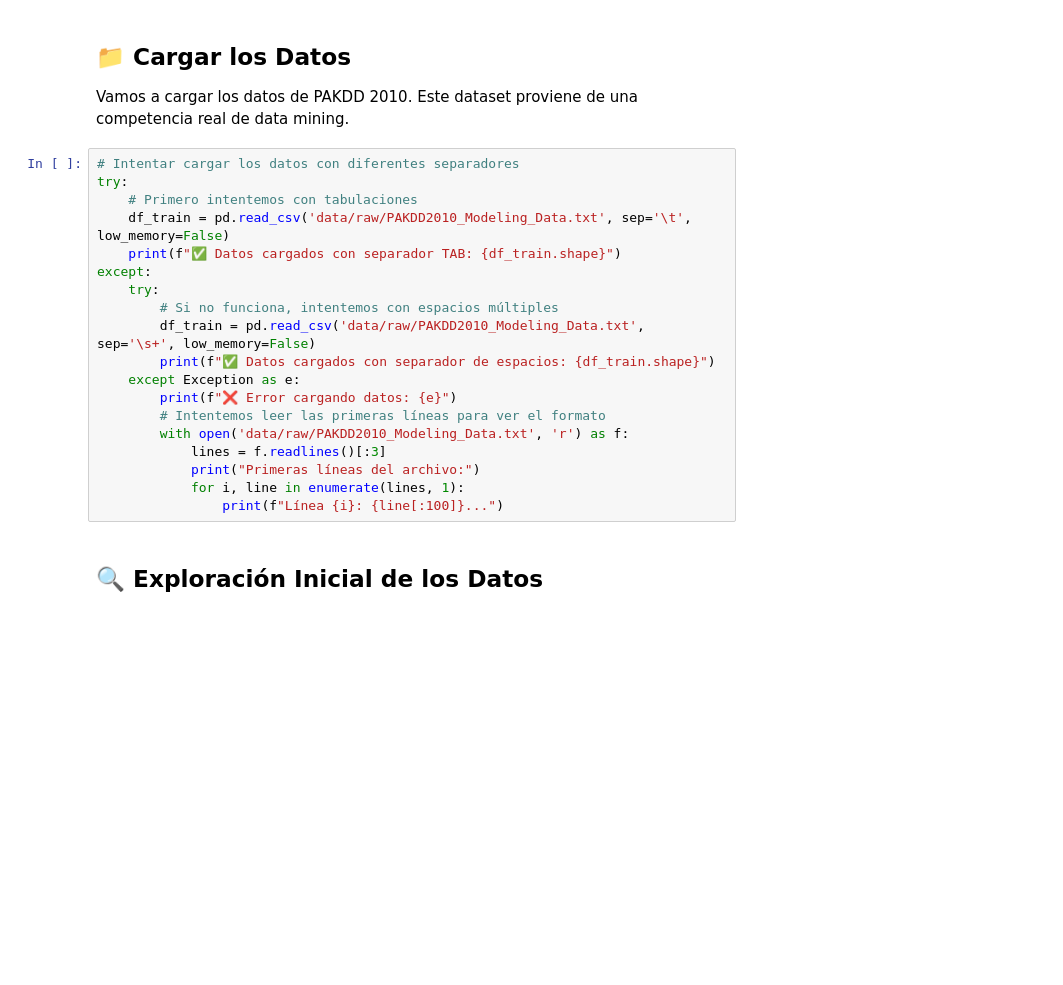
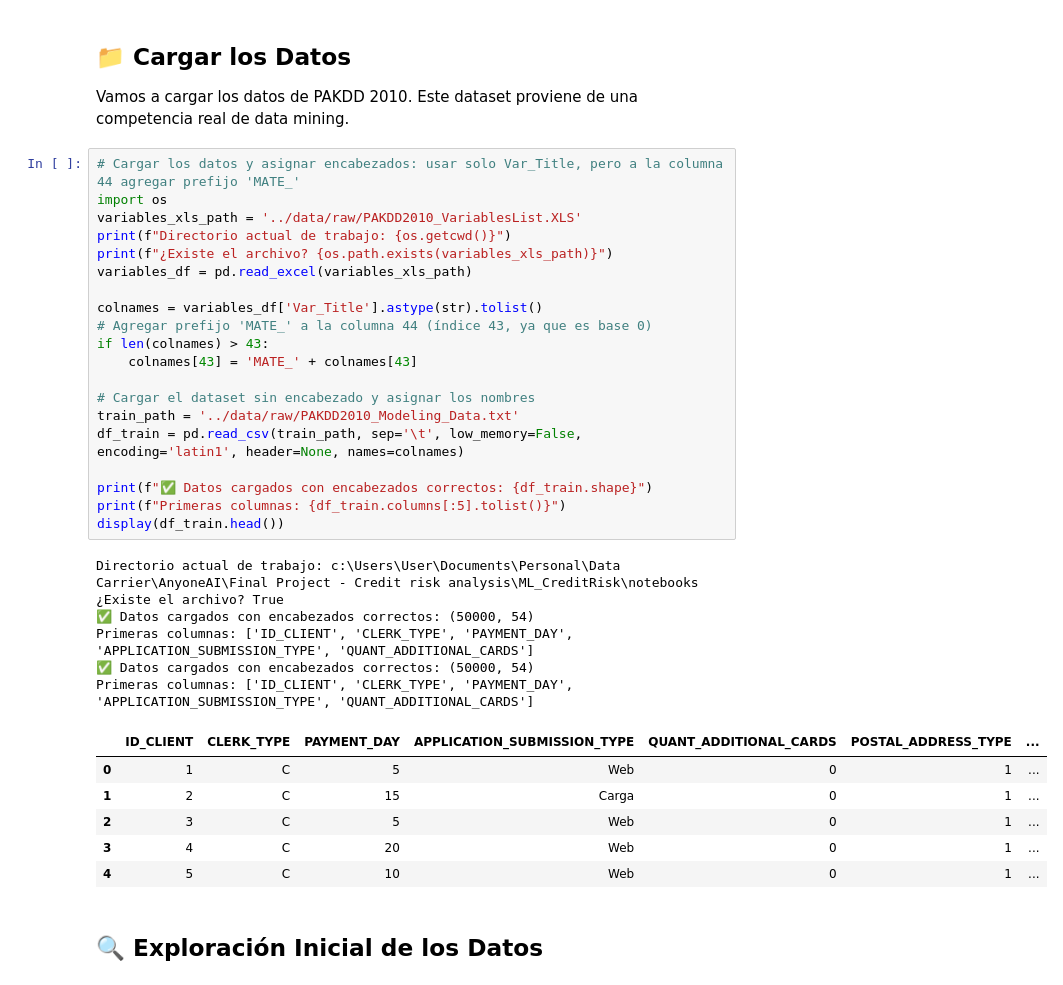
Before and after one commit to jorgerojas7/ML_CreditRisk, a Jupyter notebook: notebooks/01_EDA_PAKDD2010.ipynb, the cells around one changed output. Drawn from its saved outputs; the diff is of its cells as text; blank space fills up the shorter version.

Commit message:
EDA en español: notebook robusto, visualizaciones y dependencias automáticas

```diff
--- a/notebooks/01_EDA_PAKDD2010.ipynb
+++ b/notebooks/01_EDA_PAKDD2010.ipynb
@@ -33,24 +37,38 @@ print(f"📦 NumPy version: {np.__version__}")
 
 Vamos a cargar los datos de PAKDD 2010. Este dataset proviene de una competencia real de data mining.
 # %%
-# Intentar cargar los datos con diferentes separadores
-try:
-    # Primero intentemos con tabulaciones
-    df_train = pd.read_csv('data/raw/PAKDD2010_Modeling_Data.txt', sep='\t', low_memory=False)
-    print(f"✅ Datos cargados con separador TAB: {df_train.shape}")
-except:
-    try:
-        # Si no funciona, intentemos con espacios múltiples
-        df_train = pd.read_csv('data/raw/PAKDD2010_Modeling_Data.txt', sep='\s+', low_memory=False)
-        print(f"✅ Datos cargados con separador de espacios: {df_train.shape}")
-    except Exception as e:
-        print(f"❌ Error cargando datos: {e}")
-        # Intentemos leer las primeras líneas para ver el formato
-        with open('data/raw/PAKDD2010_Modeling_Data.txt', 'r') as f:
-            lines = f.readlines()[:3]
-            print("Primeras líneas del archivo:")
-            for i, line in enumerate(lines, 1):
-                print(f"Línea {i}: {line[:100]}...")
+# Cargar los datos y asignar encabezados: usar solo Var_Title, pero a la columna 44 agregar prefijo 'MATE_'
+import os
+variables_xls_path = '../data/raw/PAKDD2010_VariablesList.XLS'
+print(f"Directorio actual de trabajo: {os.getcwd()}")
+print(f"¿Existe el archivo? {os.path.exists(variables_xls_path)}")
+variables_df = pd.read_excel(variables_xls_path)
+
+colnames = variables_df['Var_Title'].astype(str).tolist()
+# Agregar prefijo 'MATE_' a la columna 44 (índice 43, ya que es base 0)
+if len(colnames) > 43:
+    colnames[43] = 'MATE_' + colnames[43]
+
+# Cargar el dataset sin encabezado y asignar los nombres
+train_path = '../data/raw/PAKDD2010_Modeling_Data.txt'
+df_train = pd.read_csv(train_path, sep='\t', low_memory=False, encoding='latin1', header=None, names=colnames)
+
+print(f"✅ Datos cargados con encabezados correctos: {df_train.shape}")
+print(f"Primeras columnas: {df_train.columns[:5].tolist()}")
+display(df_train.head())
+# %% [output]
+Directorio actual de trabajo: c:\Users\User\Documents\Personal\Data Carrier\AnyoneAI\Final Project - Credit risk analysis\ML_CreditRisk\notebooks
+¿Existe el archivo? True
+✅ Datos cargados con encabezados correctos: (50000, 54)
+Primeras columnas: ['ID_CLIENT', 'CLERK_TYPE', 'PAYMENT_DAY', 'APPLICATION_SUBMISSION_TYPE', 'QUANT_ADDITIONAL_CARDS']
+✅ Datos cargados con encabezados correctos: (50000, 54)
+Primeras columnas: ['ID_CLIENT', 'CLERK_TYPE', 'PAYMENT_DAY', 'APPLICATION_SUBMISSION_TYPE', 'QUANT_ADDITIONAL_CARDS']
+|  | ID_CLIENT | CLERK_TYPE | PAYMENT_DAY | APPLICATION_SUBMISSION_TYPE | QUANT_ADDITIONAL_CARDS | POSTAL_ADDRESS_TYPE | ... |
+| 0 | 1 | C | 5 | Web | 0 | 1 | ... |
+| 1 | 2 | C | 15 | Carga | 0 | 1 | ... |
+| 2 | 3 | C | 5 | Web | 0 | 1 | ... |
+| 3 | 4 | C | 20 | Web | 0 | 1 | ... |
+| 4 | 5 | C | 10 | Web | 0 | 1 | ... |
 # %% [markdown]
 ## 🔍 Exploración Inicial de los Datos
 # %%
```
Also changed, not shown: parts of 16 cells of this notebook.
